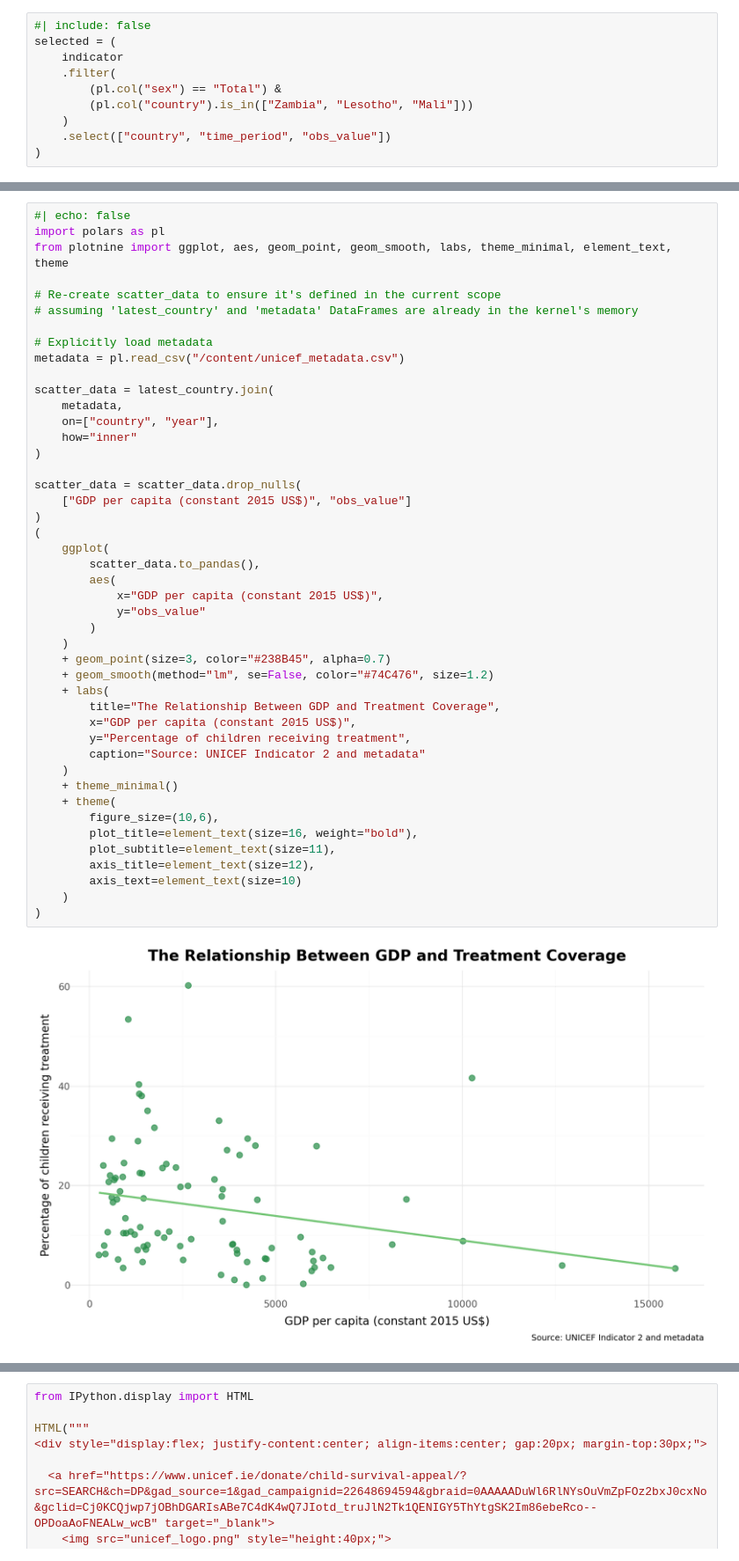
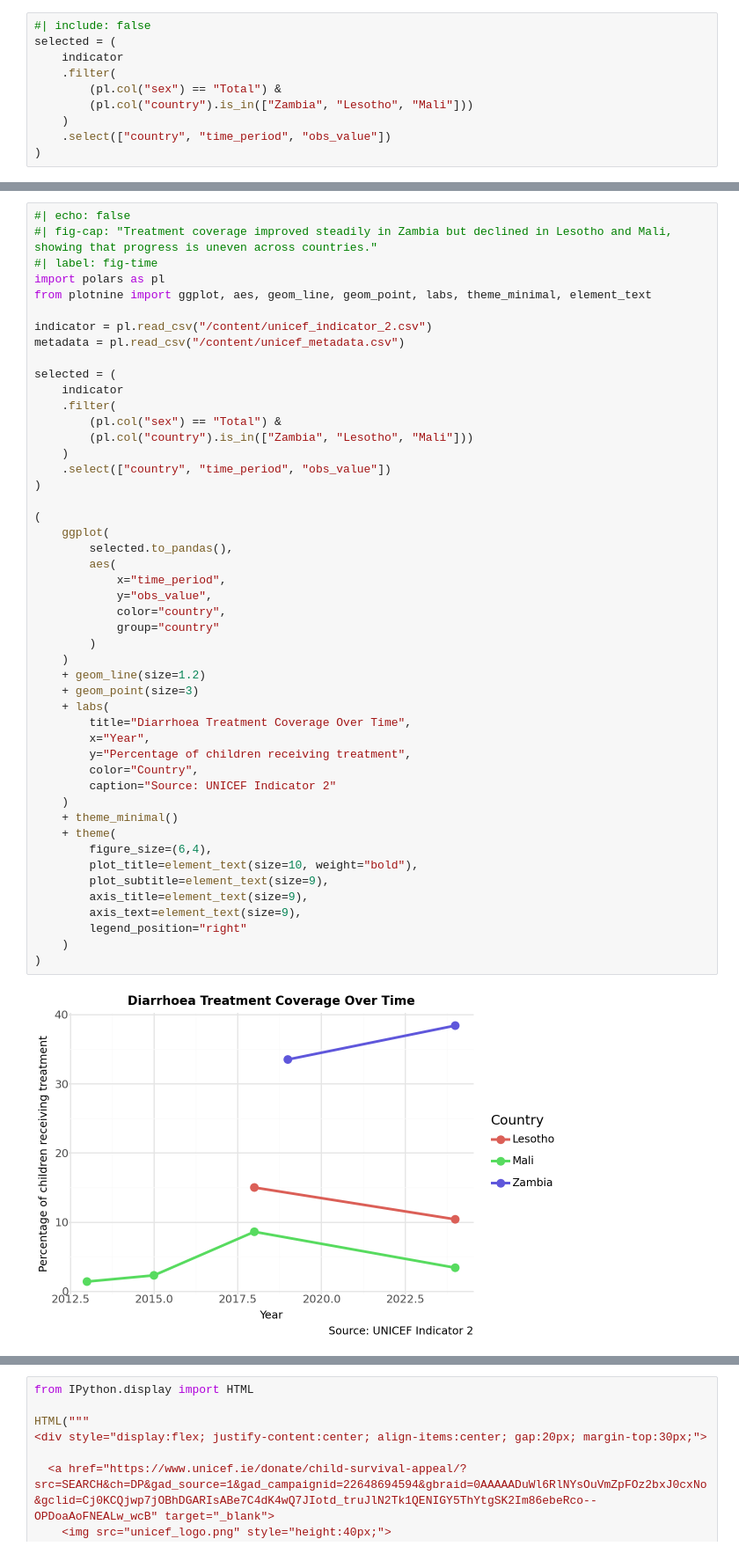
Before and after one commit to laniquahendricks2/laniquahendricks2.github.io, a Jupyter notebook: UNICEF_Assignment.ipynb, the cells around one changed output, grey strips where cells are left out. Shown at 88% size. Cells and saved outputs as stored; diff of their text form.

```diff
--- a/UNICEF_Assignment.ipynb
+++ b/UNICEF_Assignment.ipynb
@@ -565,47 +679,50 @@ Higher national income is often assumed to improve access to healthcare, but thi
 # %%
 #| echo: false
+#| fig-cap: "Treatment coverage improved steadily in Zambia but declined in Lesotho and Mali, showing that progress is uneven across countries."
+#| label: fig-time
 import polars as pl
-from plotnine import ggplot, aes, geom_point, geom_smooth, labs, theme_minimal, element_text, theme
+from plotnine import ggplot, aes, geom_line, geom_point, labs, theme_minimal, element_text
 
-# Re-create scatter_data to ensure it's defined in the current scope
-# assuming 'latest_country' and 'metadata' DataFrames are already in the kernel's memory
-
-# Explicitly load metadata
+indicator = pl.read_csv("/content/unicef_indicator_2.csv")
 metadata = pl.read_csv("/content/unicef_metadata.csv")
 
-scatter_data = latest_country.join(
-    metadata,
-    on=["country", "year"],
-    how="inner"
+selected = (
+    indicator
+    .filter(
+        (pl.col("sex") == "Total") &
+        (pl.col("country").is_in(["Zambia", "Lesotho", "Mali"]))
+    )
+    .select(["country", "time_period", "obs_value"])
 )
 
-scatter_data = scatter_data.drop_nulls(
-    ["GDP per capita (constant 2015 US$)", "obs_value"]
-)
 (
     ggplot(
-        scatter_data.to_pandas(),
+        selected.to_pandas(),
         aes(
-            x="GDP per capita (constant 2015 US$)",
-            y="obs_value"
+            x="time_period",
+            y="obs_value",
+            color="country",
+            group="country"
         )
     )
-    + geom_point(size=3, color="#238B45", alpha=0.7)
-    + geom_smooth(method="lm", se=False, color="#74C476", size=1.2)
+    + geom_line(size=1.2)
+    + geom_point(size=3)
     + labs(
-        title="The Relationship Between GDP and Treatment Coverage",
-        x="GDP per capita (constant 2015 US$)",
+        title="Diarrhoea Treatment Coverage Over Time",
+        x="Year",
         y="Percentage of children receiving treatment",
-        caption="Source: UNICEF Indicator 2 and metadata"
+        color="Country",
+        caption="Source: UNICEF Indicator 2"
     )
     + theme_minimal()
     + theme(
-        figure_size=(10,6),
-        plot_title=element_text(size=16, weight="bold"),
-        plot_subtitle=element_text(size=11),
-        axis_title=element_text(size=12),
-        axis_text=element_text(size=10)
+        figure_size=(6,4),
+        plot_title=element_text(size=10, weight="bold"),
+        plot_subtitle=element_text(size=9),
+        axis_title=element_text(size=9),
+        axis_text=element_text(size=9),
+        legend_position="right"
     )
 )
 # %% [output]
-[figure, old version]
+[figure, new version]
```
Also changed, not shown: parts of 39 cells of this notebook.
